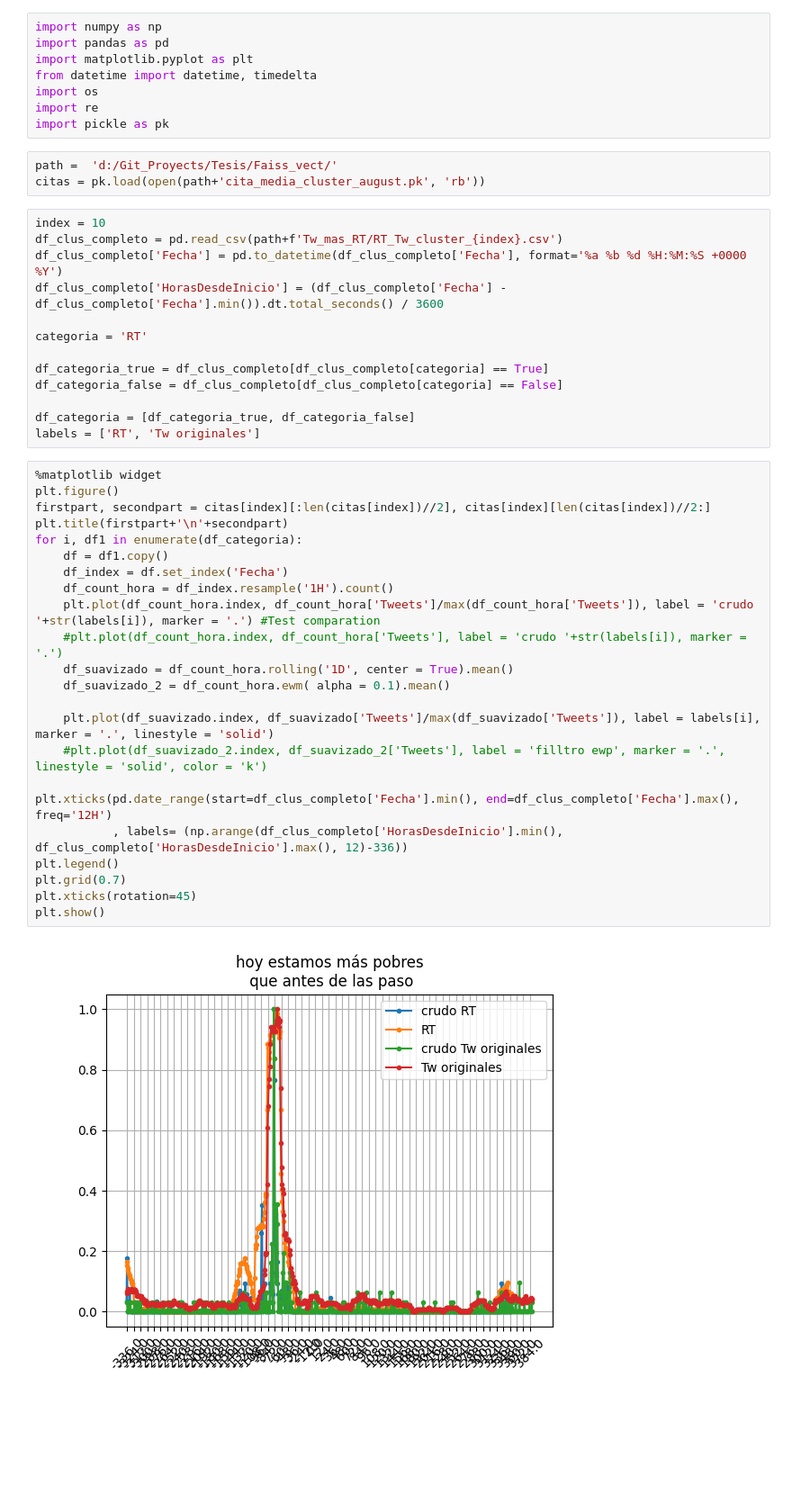
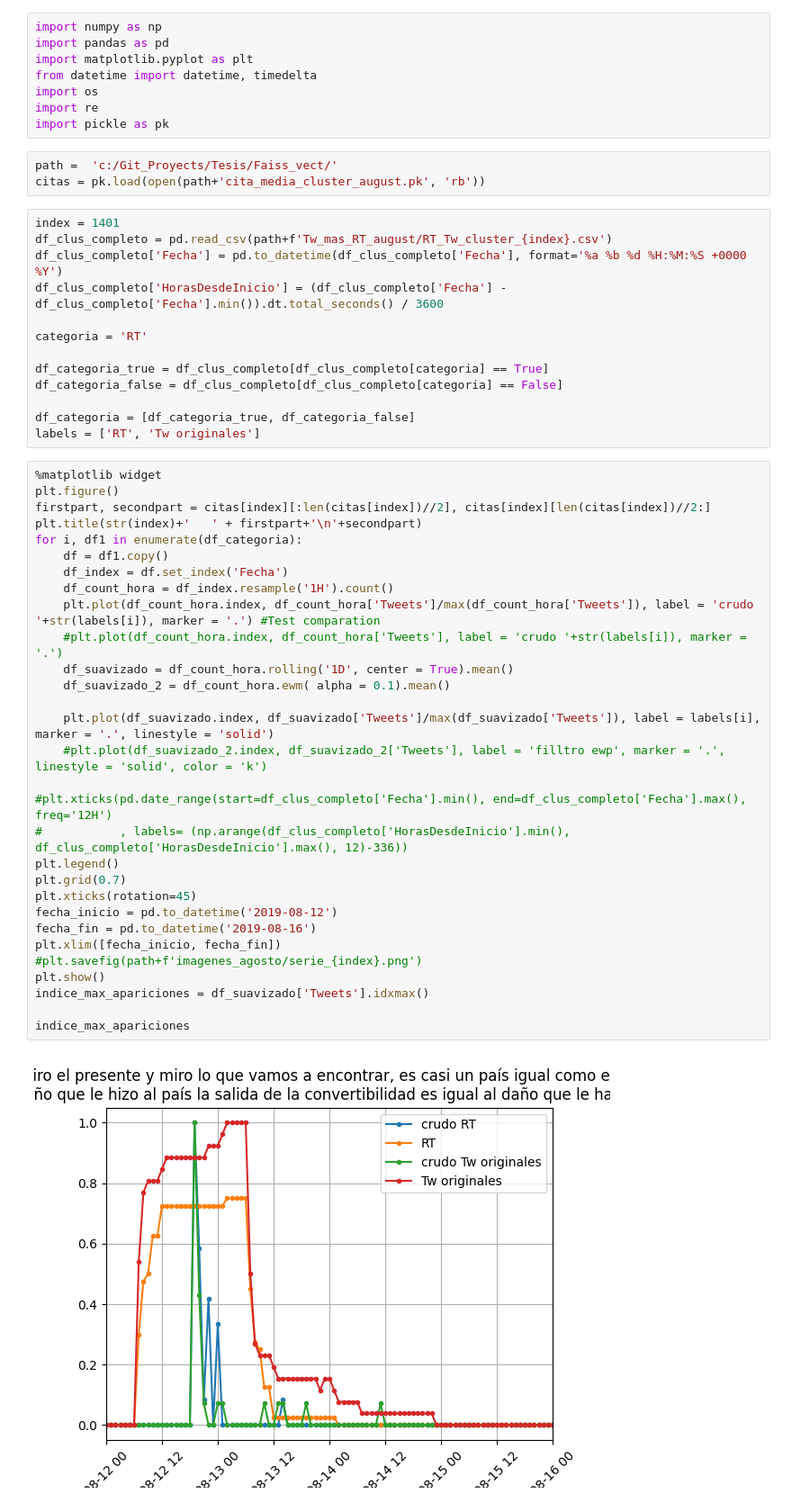
Before and after one commit to Ale-Mildiner/Tesis, a Jupyter notebook: Faiss_vect/Faiss_Series.ipynb, the cells around one changed output. Shown at 90% size. Cells and saved outputs as stored; diff of their text form; blank space fills up the shorter version.

Commit message:
agrego las modificaciones de Faiss Series que automatizan el guardado de las series temporales

```diff
--- a/Faiss_vect/Faiss_Series.ipynb
+++ b/Faiss_vect/Faiss_Series.ipynb
@@ -7,11 +7,11 @@ import os
 import re
 import pickle as pk
 # %%
-path =  'd:/Git_Proyects/Tesis/Faiss_vect/'
+path =  'c:/Git_Proyects/Tesis/Faiss_vect/'
 citas = pk.load(open(path+'cita_media_cluster_august.pk', 'rb'))
 # %%
-index = 10
-df_clus_completo = pd.read_csv(path+f'Tw_mas_RT/RT_Tw_cluster_{index}.csv')
+index = 1401
+df_clus_completo = pd.read_csv(path+f'Tw_mas_RT_august/RT_Tw_cluster_{index}.csv')
 df_clus_completo['Fecha'] = pd.to_datetime(df_clus_completo['Fecha'], format='%a %b %d %H:%M:%S +0000 %Y')
 df_clus_completo['HorasDesdeInicio'] = (df_clus_completo['Fecha'] - df_clus_completo['Fecha'].min()).dt.total_seconds() / 3600
 
@@ -25,25 +25,32 @@ labels = ['RT', 'Tw originales']
 # %%
 %matplotlib widget
 plt.figure()
 firstpart, secondpart = citas[index][:len(citas[index])//2], citas[index][len(citas[index])//2:]
-plt.title(firstpart+'\n'+secondpart)
+plt.title(str(index)+'   ' + firstpart+'\n'+secondpart)
 for i, df1 in enumerate(df_categoria):
     df = df1.copy()
     df_index = df.set_index('Fecha')
     df_count_hora = df_index.resample('1H').count()
     plt.plot(df_count_hora.index, df_count_hora['Tweets']/max(df_count_hora['Tweets']), label = 'crudo '+str(labels[i]), marker = '.') #Test comparation
     #plt.plot(df_count_hora.index, df_count_hora['Tweets'], label = 'crudo '+str(labels[i]), marker = '.')
     df_suavizado = df_count_hora.rolling('1D', center = True).mean()
     df_suavizado_2 = df_count_hora.ewm( alpha = 0.1).mean()
 
     plt.plot(df_suavizado.index, df_suavizado['Tweets']/max(df_suavizado['Tweets']), label = labels[i], marker = '.', linestyle = 'solid')
     #plt.plot(df_suavizado_2.index, df_suavizado_2['Tweets'], label = 'filltro ewp', marker = '.', linestyle = 'solid', color = 'k')
 
-plt.xticks(pd.date_range(start=df_clus_completo['Fecha'].min(), end=df_clus_completo['Fecha'].max(), freq='12H')
-           , labels= (np.arange(df_clus_completo['HorasDesdeInicio'].min(), df_clus_completo['HorasDesdeInicio'].max(), 12)-336))
+#plt.xticks(pd.date_range(start=df_clus_completo['Fecha'].min(), end=df_clus_completo['Fecha'].max(), freq='12H')
+#           , labels= (np.arange(df_clus_completo['HorasDesdeInicio'].min(), df_clus_completo['HorasDesdeInicio'].max(), 12)-336))
 plt.legend()
 plt.grid(0.7)
 plt.xticks(rotation=45)
+fecha_inicio = pd.to_datetime('2019-08-12')
+fecha_fin = pd.to_datetime('2019-08-16')
+plt.xlim([fecha_inicio, fecha_fin])
+#plt.savefig(path+f'imagenes_agosto/serie_{index}.png')
 plt.show()
+indice_max_apariciones = df_suavizado['Tweets'].idxmax()
+
+indice_max_apariciones
 # %% [output]
-[figure, old version]
+[figure, new version]
```
Also changed, not shown: parts of 5 cells of this notebook.
